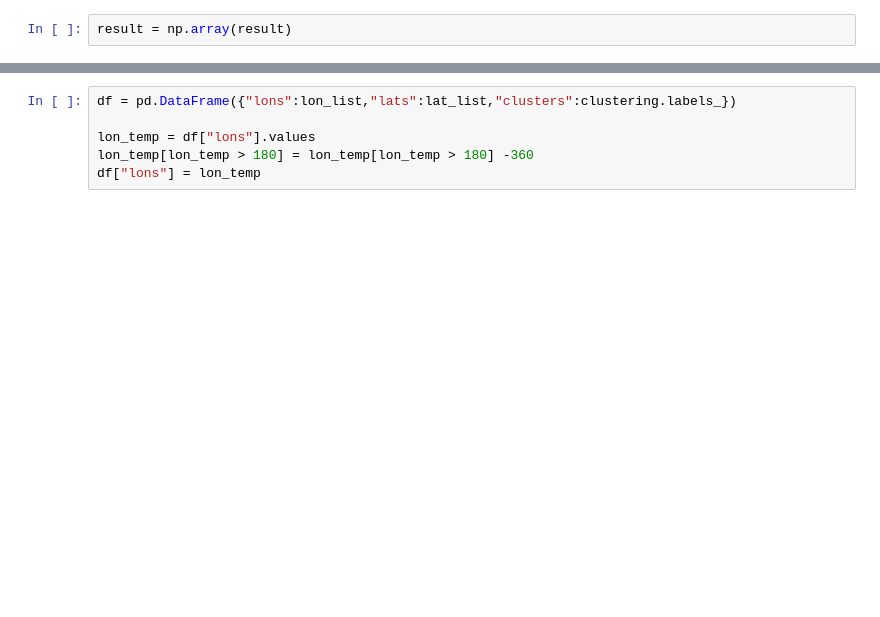
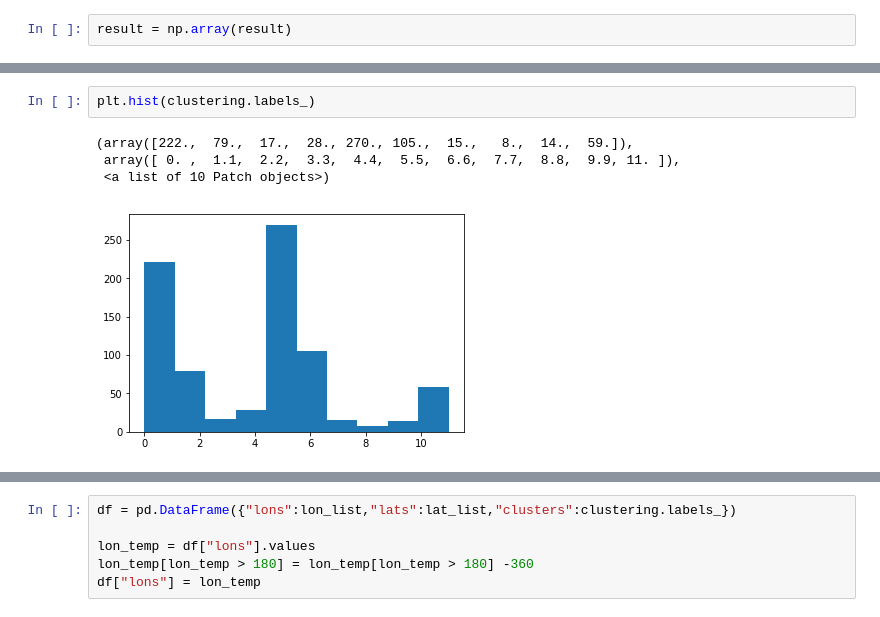
Before and after one commit to alchemist5617/Climate-Network, a Jupyter notebook: causality/Clustering and TSNE.ipynb, the cells around one changed output, grey strips where cells are left out. Cells and saved outputs as stored; diff of their text form; blank space fills up the shorter version.

```diff
--- a/causality/Clustering and TSNE.ipynb
+++ b/causality/Clustering and TSNE.ipynb
@@ -93,0 +257,7 @@ clustering = AgglomerativeClustering(n_clusters=n_components).fit(X_embedded)
+# %%
+plt.hist(clustering.labels_)
+# %% [output]
+(array([222.,  79.,  17.,  28., 270., 105.,  15.,   8.,  14.,  59.]),
+ array([ 0. ,  1.1,  2.2,  3.3,  4.4,  5.5,  6.6,  7.7,  8.8,  9.9, 11. ]),
+ <a list of 10 Patch objects>)
+[figure, added]
```
Also changed, not shown: parts of 73 cells of this notebook.
